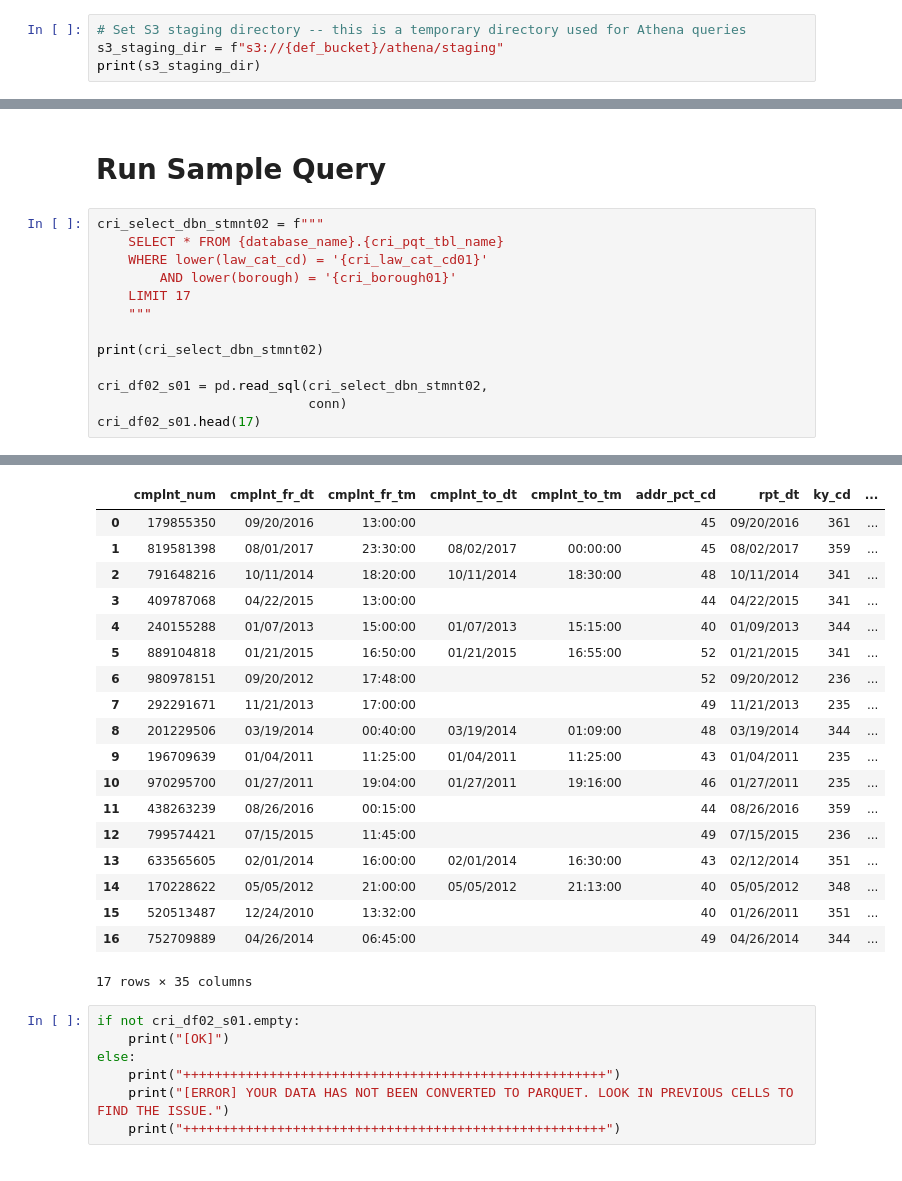
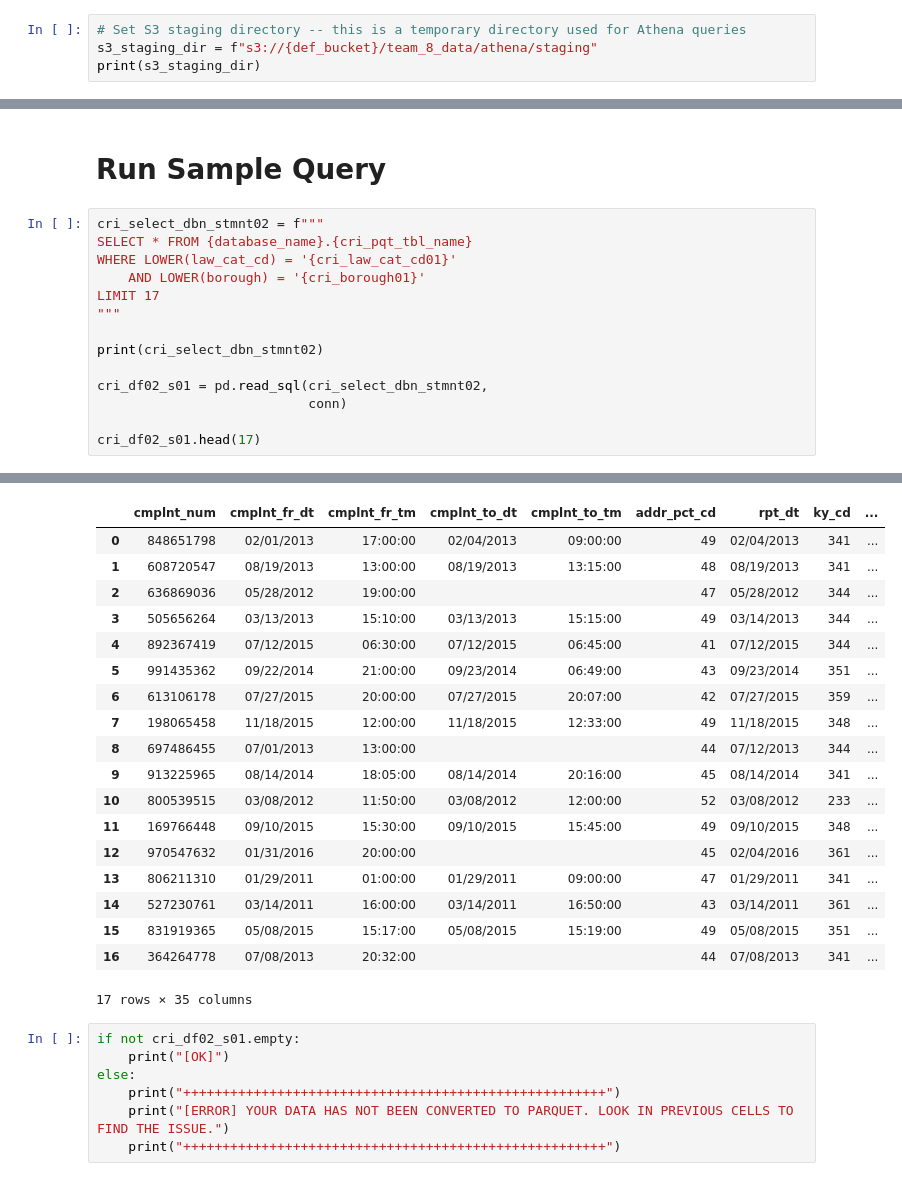
Before and after one commit to amcarr-ds/ML_modeling_using_AWS_proj, a Jupyter notebook: deliverables/00_S3_Setup_amc_v2.ipynb, the cells around one changed output, grey strips where cells are left out. Saved outputs shown, nothing was run; the diff lists cells and outputs as text.

```diff
--- a/deliverables/00_S3_Setup_amc_v2.ipynb
+++ b/deliverables/00_S3_Setup_amc_v2.ipynb
@@ -143,5 +136,5 @@ Athena natively supports the AWS Glue Data Catalog service. When we run `CREATE
 # %%
 # Set S3 staging directory -- this is a temporary directory used for Athena queries
-s3_staging_dir = f"s3://{def_bucket}/athena/staging"
+s3_staging_dir = f"s3://{def_bucket}/team_8_data/athena/staging"
 print(s3_staging_dir)
 # %% [output]
@@ -1389,15 +1164,16 @@ Stored 'ingest_create_athena_table_parquet_passed' (bool)
 # Run Sample Query
 # %%
 cri_select_dbn_stmnt02 = f"""
-    SELECT * FROM {database_name}.{cri_pqt_tbl_name}
-    WHERE lower(law_cat_cd) = '{cri_law_cat_cd01}'
-        AND lower(borough) = '{cri_borough01}'
-    LIMIT 17
-    """
+SELECT * FROM {database_name}.{cri_pqt_tbl_name}
+WHERE LOWER(law_cat_cd) = '{cri_law_cat_cd01}'
+    AND LOWER(borough) = '{cri_borough01}'
+LIMIT 17
+"""
 
 print(cri_select_dbn_stmnt02)
 
 cri_df02_s01 = pd.read_sql(cri_select_dbn_stmnt02,
                            conn)
+
 cri_df02_s01.head(17)
 # %% [output]
@@ -1408,21 +1184,21 @@ cri_df02_s01.head(17)
 |  | cmplnt_num | cmplnt_fr_dt | cmplnt_fr_tm | cmplnt_to_dt | cmplnt_to_tm | addr_pct_cd | rpt_dt | ky_cd | ... |
-| 0 | 179855350 | 09/20/2016 | 13:00:00 |  |  | 45 | 09/20/2016 | 361 | ... |
-| 1 | 819581398 | 08/01/2017 | 23:30:00 | 08/02/2017 | 00:00:00 | 45 | 08/02/2017 | 359 | ... |
-| 2 | 791648216 | 10/11/2014 | 18:20:00 | 10/11/2014 | 18:30:00 | 48 | 10/11/2014 | 341 | ... |
-| 3 | 409787068 | 04/22/2015 | 13:00:00 |  |  | 44 | 04/22/2015 | 341 | ... |
-| 4 | 240155288 | 01/07/2013 | 15:00:00 | 01/07/2013 | 15:15:00 | 40 | 01/09/2013 | 344 | ... |
-| 5 | 889104818 | 01/21/2015 | 16:50:00 | 01/21/2015 | 16:55:00 | 52 | 01/21/2015 | 341 | ... |
-| 6 | 980978151 | 09/20/2012 | 17:48:00 |  |  | 52 | 09/20/2012 | 236 | ... |
-| 7 | 292291671 | 11/21/2013 | 17:00:00 |  |  | 49 | 11/21/2013 | 235 | ... |
-| 8 | 201229506 | 03/19/2014 | 00:40:00 | 03/19/2014 | 01:09:00 | 48 | 03/19/2014 | 344 | ... |
-| 9 | 196709639 | 01/04/2011 | 11:25:00 | 01/04/2011 | 11:25:00 | 43 | 01/04/2011 | 235 | ... |
-| 10 | 970295700 | 01/27/2011 | 19:04:00 | 01/27/2011 | 19:16:00 | 46 | 01/27/2011 | 235 | ... |
-| 11 | 438263239 | 08/26/2016 | 00:15:00 |  |  | 44 | 08/26/2016 | 359 | ... |
-| 12 | 799574421 | 07/15/2015 | 11:45:00 |  |  | 49 | 07/15/2015 | 236 | ... |
-| 13 | 633565605 | 02/01/2014 | 16:00:00 | 02/01/2014 | 16:30:00 | 43 | 02/12/2014 | 351 | ... |
-| 14 | 170228622 | 05/05/2012 | 21:00:00 | 05/05/2012 | 21:13:00 | 40 | 05/05/2012 | 348 | ... |
-| 15 | 520513487 | 12/24/2010 | 13:32:00 |  |  | 40 | 01/26/2011 | 351 | ... |
-| 16 | 752709889 | 04/26/2014 | 06:45:00 |  |  | 49 | 04/26/2014 | 344 | ... |
+| 0 | 848651798 | 02/01/2013 | 17:00:00 | 02/04/2013 | 09:00:00 | 49 | 02/04/2013 | 341 | ... |
+| 1 | 608720547 | 08/19/2013 | 13:00:00 | 08/19/2013 | 13:15:00 | 48 | 08/19/2013 | 341 | ... |
+| 2 | 636869036 | 05/28/2012 | 19:00:00 |  |  | 47 | 05/28/2012 | 344 | ... |
+| 3 | 505656264 | 03/13/2013 | 15:10:00 | 03/13/2013 | 15:15:00 | 49 | 03/14/2013 | 344 | ... |
+| 4 | 892367419 | 07/12/2015 | 06:30:00 | 07/12/2015 | 06:45:00 | 41 | 07/12/2015 | 344 | ... |
+| 5 | 991435362 | 09/22/2014 | 21:00:00 | 09/23/2014 | 06:49:00 | 43 | 09/23/2014 | 351 | ... |
+| 6 | 613106178 | 07/27/2015 | 20:00:00 | 07/27/2015 | 20:07:00 | 42 | 07/27/2015 | 359 | ... |
+| 7 | 198065458 | 11/18/2015 | 12:00:00 | 11/18/2015 | 12:33:00 | 49 | 11/18/2015 | 348 | ... |
+| 8 | 697486455 | 07/01/2013 | 13:00:00 |  |  | 44 | 07/12/2013 | 344 | ... |
+| 9 | 913225965 | 08/14/2014 | 18:05:00 | 08/14/2014 | 20:16:00 | 45 | 08/14/2014 | 341 | ... |
+| 10 | 800539515 | 03/08/2012 | 11:50:00 | 03/08/2012 | 12:00:00 | 52 | 03/08/2012 | 233 | ... |
+| 11 | 169766448 | 09/10/2015 | 15:30:00 | 09/10/2015 | 15:45:00 | 49 | 09/10/2015 | 348 | ... |
+| 12 | 970547632 | 01/31/2016 | 20:00:00 |  |  | 45 | 02/04/2016 | 361 | ... |
+| 13 | 806211310 | 01/29/2011 | 01:00:00 | 01/29/2011 | 09:00:00 | 47 | 01/29/2011 | 341 | ... |
+| 14 | 527230761 | 03/14/2011 | 16:00:00 | 03/14/2011 | 16:50:00 | 43 | 03/14/2011 | 361 | ... |
+| 15 | 831919365 | 05/08/2015 | 15:17:00 | 05/08/2015 | 15:19:00 | 49 | 05/08/2015 | 351 | ... |
+| 16 | 364264778 | 07/08/2013 | 20:32:00 |  |  | 44 | 07/08/2013 | 341 | ... |
 17 rows × 35 columns
 # %%
 if not cri_df02_s01.empty:
```
Also changed, not shown: parts of 38 cells of this notebook, 3 other files.
